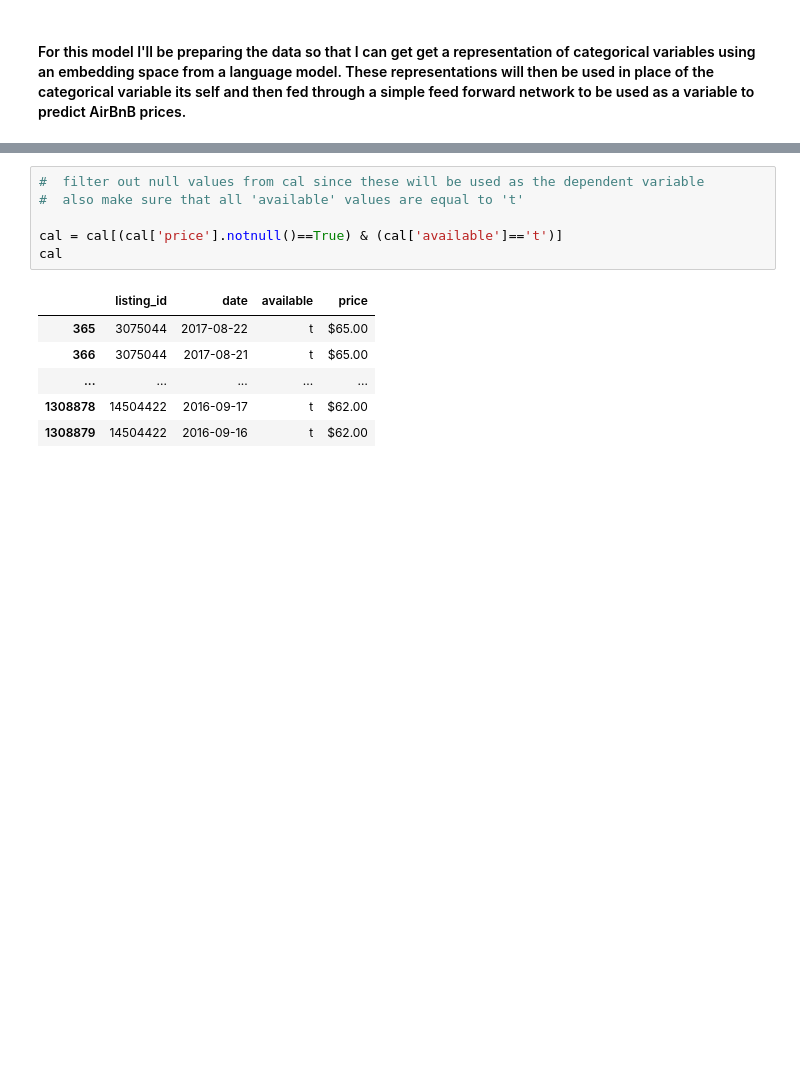
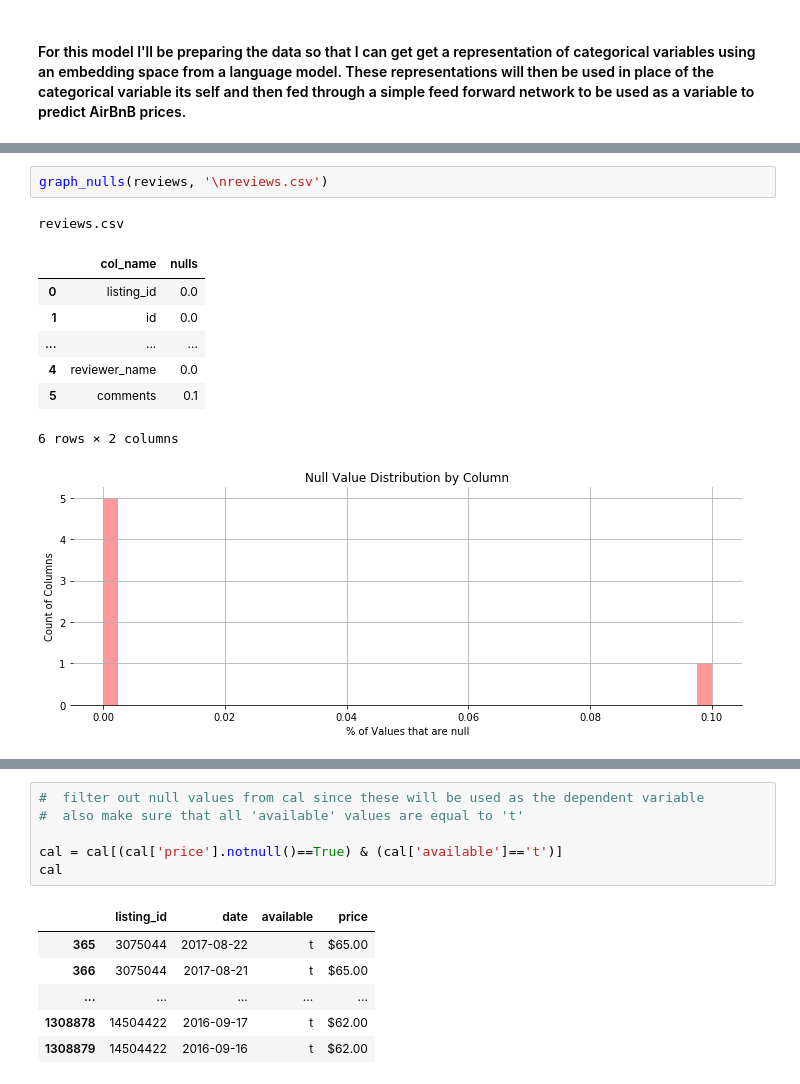
Before and after one commit to BradEvanDavis/time-series, a Jupyter notebook: AirBnB-price-prediction.ipynb, the cells around one changed output, grey strips where cells are left out. Saved outputs shown, nothing was run; the diff lists cells and outputs as text; blank space fills up the shorter version.

```diff
--- a/AirBnB-price-prediction.ipynb
+++ b/AirBnB-price-prediction.ipynb
@@ -60,0 +73,12 @@ list(zip(list(cal.columns), list(temp[temp > 0])))
+# %%
+graph_nulls(reviews, '\nreviews.csv')
+# %% [output]
+reviews.csv
+|  | col_name | nulls |
+| 0 | listing_id | 0.0 |
+| 1 | id | 0.0 |
+| ... | ... | ... |
+| 4 | reviewer_name | 0.0 |
+| 5 | comments | 0.1 |
+6 rows × 2 columns
+[figure, added]
```
Also changed, not shown: parts of 8 cells of this notebook.
